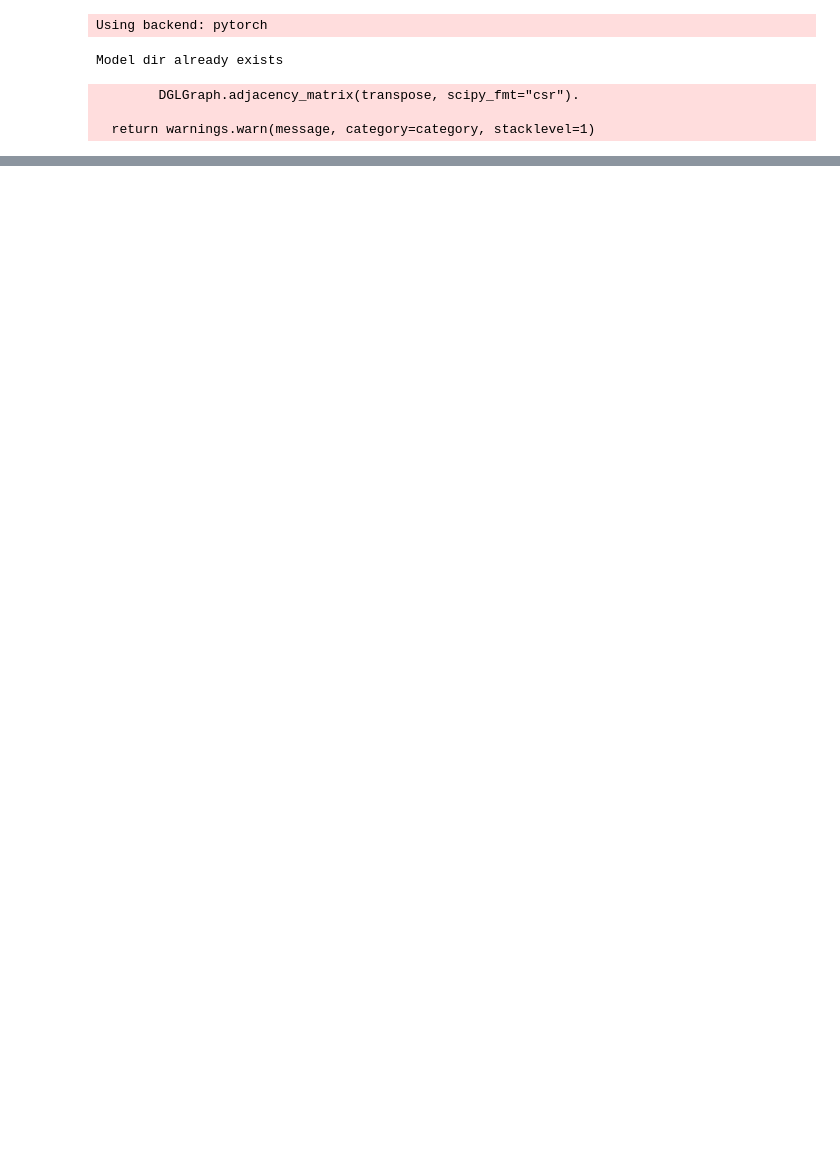
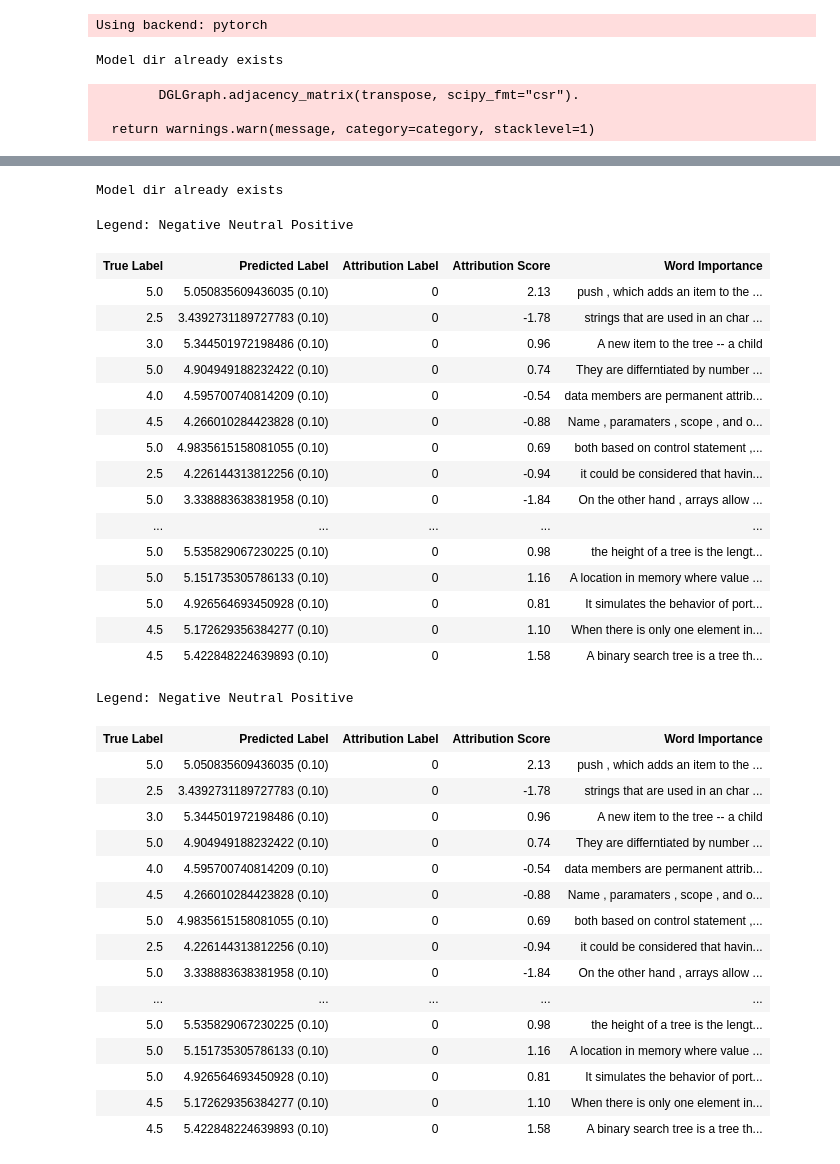
Before and after one commit to CS-savvy/Essay-scoring, a Jupyter notebook: Integrated_Gradient.ipynb, the cells around one changed output, grey strips where cells are left out. Saved outputs shown, nothing was run; the diff lists cells and outputs as text; code cells hidden in the pictures; blank space fills up the shorter version.

Commit message:
fixed attributions

```diff
--- a/Integrated_Gradient.ipynb
+++ b/Integrated_Gradient.ipynb
@@ -53,3 +53,79 @@ visualization.visualize_text(records)
 # %% [output]
 [interactive output not drawn]
 [interactive output not drawn]
+# %%
+config_file_path = Path("Experiments/Mohler_spacy_token_regress/config.yaml")
+with open(config_file_path, 'r') as f:
+    config = yaml.safe_load(f)
+
+setup = init(config['Setup'])
+
+dataset_name = config['Setup']['dataset']
+dataset_config = config['Datasets'][dataset_name]
+mode = config['Setup']['mode']
+lap_pos_enc = config['Setup']['lap_pos_enc']
+
+model_config = config['Network']
+model_config['mode'] = mode
+model_config['lap_pos_enc'] = lap_pos_enc
+model_config['num_vocab'] = dataset_config['num_vocab']
+model_config['num_edge_type'] = dataset_config['num_edge_type']
+model_config['device'] = setup['device']
+model_config['n_class'] = dataset_config['n_class']
+# %% [output]
+Model dir already exists
+# %%
+graph_dir = Path(dataset_config['graph_path'])
+graph_info_dir = Path(dataset_config['graph_info_path'])
+model_path = Path(dataset_config['model_dir'])
+val_list_path = setup['exp_dir'] / 'val.txt'
+output_dir = setup['exp_dir'] / "results"
+# %%
+with open(val_list_path, 'r') as f:
+    val_list = f.read().split("\n")
+attribution_driver = GraphAttributions(model_path, model_config, graph_dir, graph_info_dir, set_bool=True)
+# %%
+records = []
+for graph_id in val_list[10:30]:
+    data = attribution_driver.get_attributions(graph_id, set_bool=True)
+    original_score, pred, attributions, texts, delta = data
+    vi = visualization.VisualizationDataRecord(attributions, 0.1, str(pred),
+                                               str(original_score), 0, attributions.sum(), texts, delta)
+    records.append(vi)
+# %%
+visualization.visualize_text(records)
+# %% [output]
+Legend: Negative Neutral Positive
+| True Label | Predicted Label | Attribution Label | Attribution Score | Word Importance |
+| 5.0 | 5.050835609436035 (0.10) | 0 | 2.13 | push , which adds an item to the ... |
+| 2.5 | 3.4392731189727783 (0.10) | 0 | -1.78 | strings that are used in an char ... |
+| 3.0 | 5.344501972198486 (0.10) | 0 | 0.96 | A new item to the tree -- a child |
+| 5.0 | 4.904949188232422 (0.10) | 0 | 0.74 | They are differntiated by number ... |
+| 4.0 | 4.595700740814209 (0.10) | 0 | -0.54 | data members are permanent attrib... |
+| 4.5 | 4.266010284423828 (0.10) | 0 | -0.88 | Name , paramaters , scope , and o... |
+| 5.0 | 4.9835615158081055 (0.10) | 0 | 0.69 | both based on control statement ,... |
+| 2.5 | 4.226144313812256 (0.10) | 0 | -0.94 | it could be considered that havin... |
+| 5.0 | 3.338883638381958 (0.10) | 0 | -1.84 | On the other hand , arrays allow ... |
+| ... | ... | ... | ... | ... |
+| 5.0 | 5.535829067230225 (0.10) | 0 | 0.98 | the height of a tree is the lengt... |
+| 5.0 | 5.151735305786133 (0.10) | 0 | 1.16 | A location in memory where value ... |
+| 5.0 | 4.926564693450928 (0.10) | 0 | 0.81 | It simulates the behavior of port... |
+| 4.5 | 5.172629356384277 (0.10) | 0 | 1.10 | When there is only one element in... |
+| 4.5 | 5.422848224639893 (0.10) | 0 | 1.58 | A binary search tree is a tree th... |
+Legend: Negative Neutral Positive
+| True Label | Predicted Label | Attribution Label | Attribution Score | Word Importance |
+| 5.0 | 5.050835609436035 (0.10) | 0 | 2.13 | push , which adds an item to the ... |
+| 2.5 | 3.4392731189727783 (0.10) | 0 | -1.78 | strings that are used in an char ... |
+| 3.0 | 5.344501972198486 (0.10) | 0 | 0.96 | A new item to the tree -- a child |
+| 5.0 | 4.904949188232422 (0.10) | 0 | 0.74 | They are differntiated by number ... |
+| 4.0 | 4.595700740814209 (0.10) | 0 | -0.54 | data members are permanent attrib... |
+| 4.5 | 4.266010284423828 (0.10) | 0 | -0.88 | Name , paramaters , scope , and o... |
+| 5.0 | 4.9835615158081055 (0.10) | 0 | 0.69 | both based on control statement ,... |
+| 2.5 | 4.226144313812256 (0.10) | 0 | -0.94 | it could be considered that havin... |
+| 5.0 | 3.338883638381958 (0.10) | 0 | -1.84 | On the other hand , arrays allow ... |
+| ... | ... | ... | ... | ... |
+| 5.0 | 5.535829067230225 (0.10) | 0 | 0.98 | the height of a tree is the lengt... |
+| 5.0 | 5.151735305786133 (0.10) | 0 | 1.16 | A location in memory where value ... |
+| 5.0 | 4.926564693450928 (0.10) | 0 | 0.81 | It simulates the behavior of port... |
+| 4.5 | 5.172629356384277 (0.10) | 0 | 1.10 | When there is only one element in... |
+| 4.5 | 5.422848224639893 (0.10) | 0 | 1.58 | A binary search tree is a tree th... |
```
Also changed, not shown: parts of 1 cell of this notebook, 4 other files.
